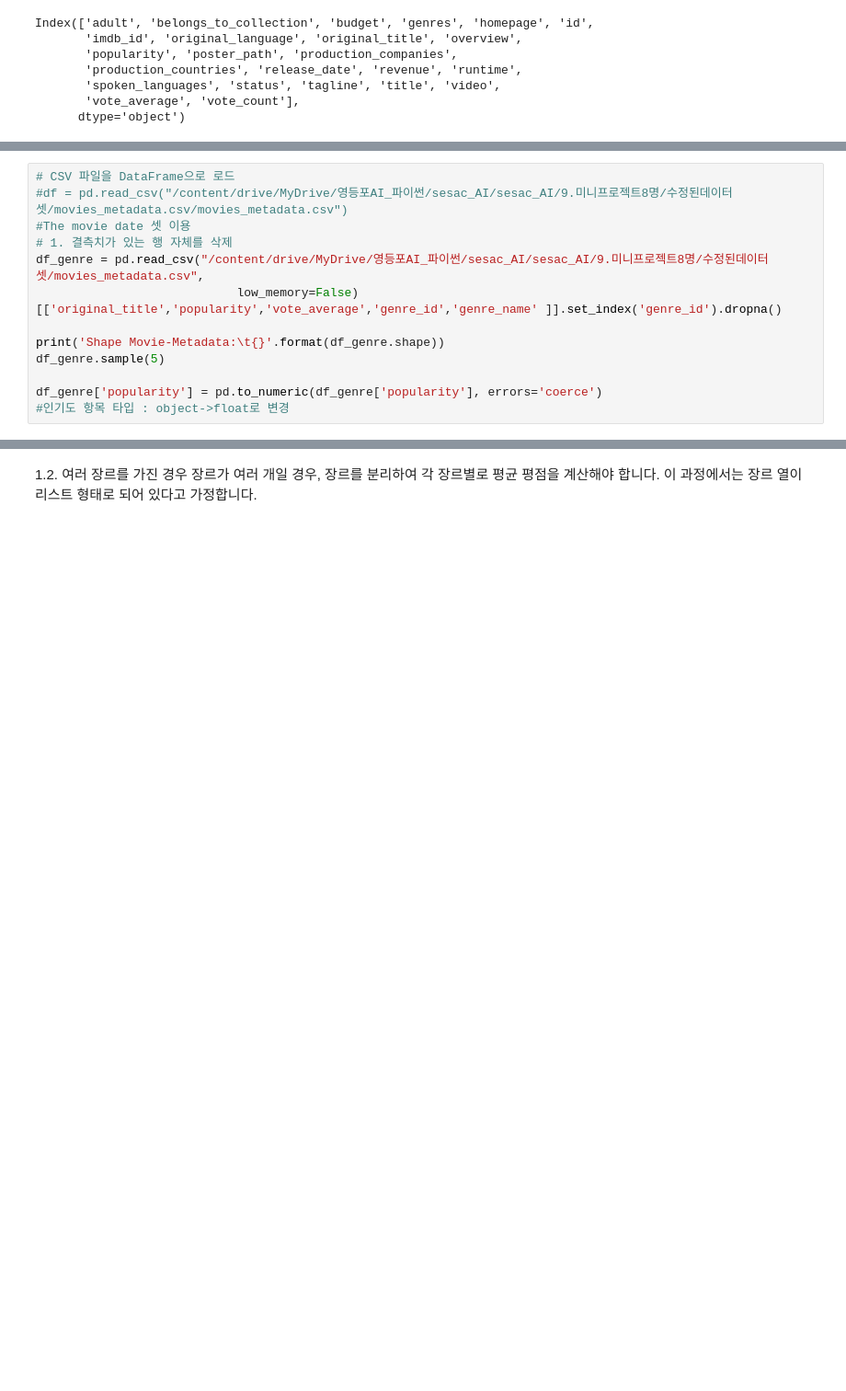
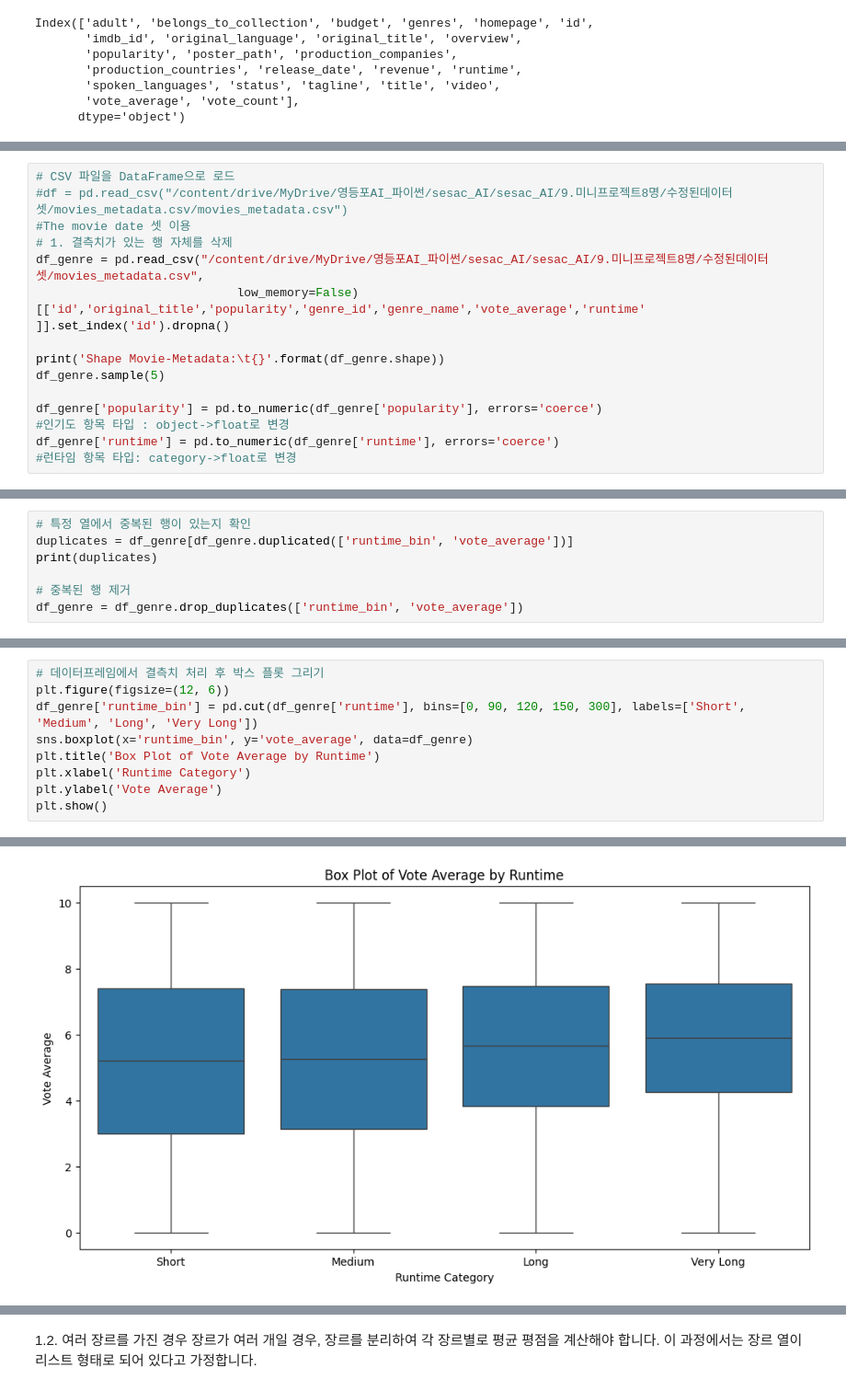
Before and after one commit to amnyday/mini_project, a Jupyter notebook: 영화데이터셋분석_미니프로젝트(박소연)2.ipynb, the cells around one changed output, grey strips where cells are left out. Shown at 92% size. Cells and saved outputs as stored; diff of their text form; blank space fills up the shorter version.

```diff
--- a/영화데이터셋분석_미니프로젝트(박소연)2.ipynb
+++ b/영화데이터셋분석_미니프로젝트(박소연)2.ipynb
@@ -253,11 +273,13 @@ Index(['adult', 'belongs_to_collection', 'budget', 'genres', 'homepage', 'id',
 #The movie date 셋 이용
 # 1. 결측치가 있는 행 자체를 삭제
 df_genre = pd.read_csv("/content/drive/MyDrive/영등포AI_파이썬/sesac_AI/sesac_AI/9.미니프로젝트8명/수정된데이터셋/movies_metadata.csv",
-                            low_memory=False)[['original_title','popularity','vote_average','genre_id','genre_name' ]].set_index('genre_id').dropna()
+                            low_memory=False)[['id','original_title','popularity','genre_id','genre_name','vote_average','runtime' ]].set_index('id').dropna()
 
 print('Shape Movie-Metadata:\t{}'.format(df_genre.shape))
 df_genre.sample(5)
 
 df_genre['popularity'] = pd.to_numeric(df_genre['popularity'], errors='coerce')
 #인기도 항목 타입 : object->float로 변경
+df_genre['runtime'] = pd.to_numeric(df_genre['runtime'], errors='coerce')
+#런타임 항목 타입: category->float로 변경
 # %% [output]
@@ -264,0 +315,7 @@ Shape Movie-Metadata:   (416557, 4)
+# %%
+# 특정 열에서 중복된 행이 있는지 확인
+duplicates = df_genre[df_genre.duplicated(['runtime_bin', 'vote_average'])]
+print(duplicates)
+
+# 중복된 행 제거
+df_genre = df_genre.drop_duplicates(['runtime_bin', 'vote_average'])
@@ -264,0 +340,10 @@ Shape Movie-Metadata:   (416557, 4)
+# %%
+# 데이터프레임에서 결측치 처리 후 박스 플롯 그리기
+plt.figure(figsize=(12, 6))
+df_genre['runtime_bin'] = pd.cut(df_genre['runtime'], bins=[0, 90, 120, 150, 300], labels=['Short', 'Medium', 'Long', 'Very Long'])
+sns.boxplot(x='runtime_bin', y='vote_average', data=df_genre)
+plt.title('Box Plot of Vote Average by Runtime')
+plt.xlabel('Runtime Category')
+plt.ylabel('Vote Average')
+plt.show()
+# %% [output]
@@ -264,0 +354 @@ Shape Movie-Metadata:   (416557, 4)
+[figure, added]
```
Also changed, not shown: parts of 26 cells of this notebook.
